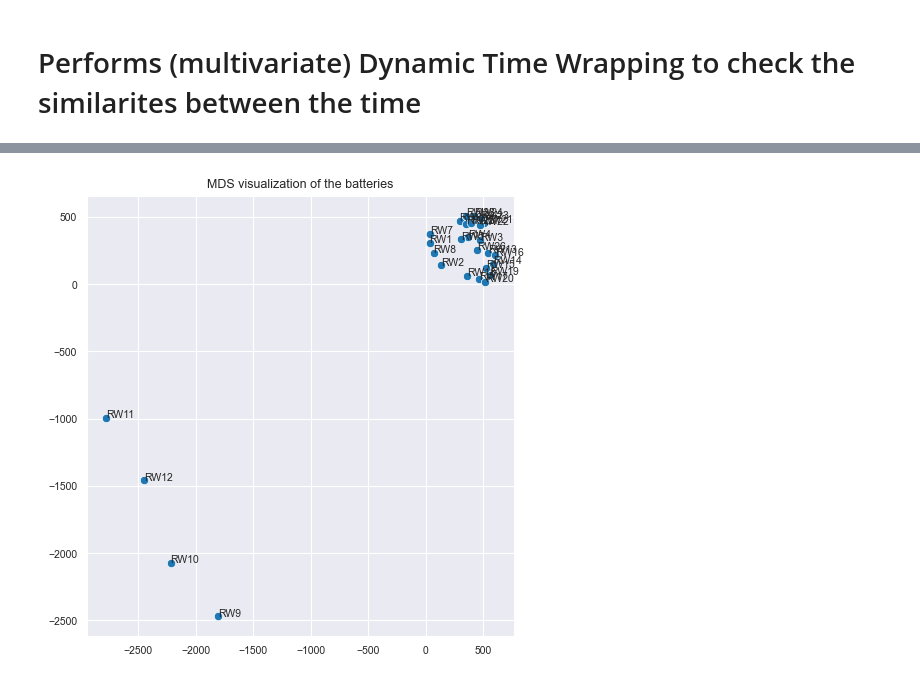
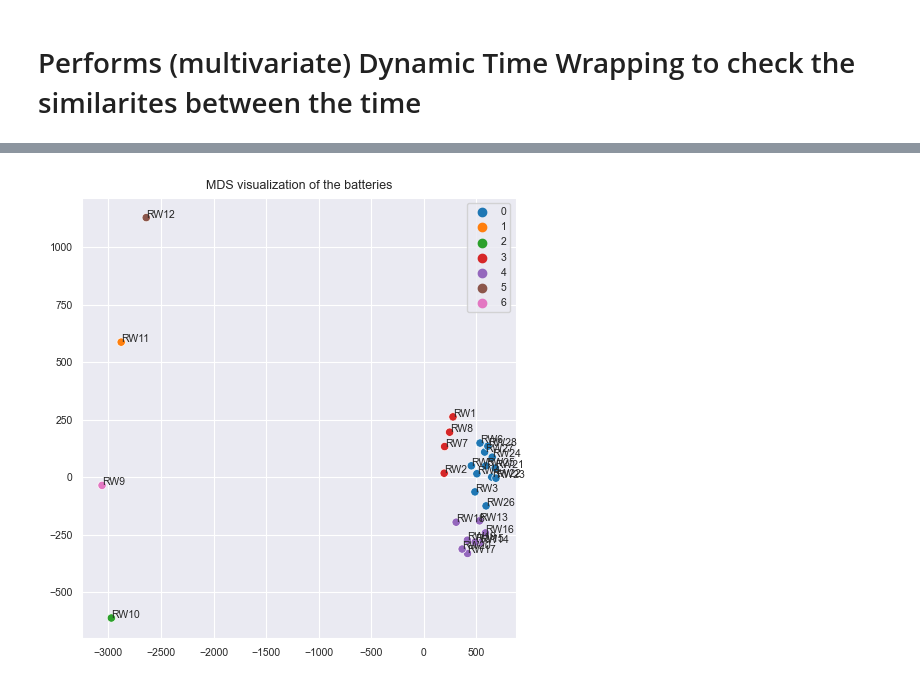
Before and after one commit to antongorillam/Lithium-Ion-Battery-Analysis, a Jupyter notebook: dynamic_time_warping.ipynb, the cells around one changed output, grey strips where cells are left out. Saved outputs shown, nothing was run; the diff lists cells and outputs as text; code cells hidden in the pictures.

```diff
--- a/dynamic_time_warping.ipynb
+++ b/dynamic_time_warping.ipynb
@@ -28,9 +27,16 @@ dfs_dict = {bat: df.drop(col_drop, axis=1) for bat, df in dfs_dict.items()}
 dfs_dict = {bat: (df - df.mean()) / df.std() for bat, df in dfs_dict.items()}
 
 # Use dtw to compute the distance between the dictorionary of batteries as a similarity matrix also use tqdm to track the time
-distances = np.zeros((len(dfs_dict), len(dfs_dict)))
-for i, (bat1, df1) in tqdm(enumerate(dfs_dict.items())):
-    for j, (bat2, df2) in enumerate(dfs_dict.items()):
-        distances[i, j] = dtw(df1.values, df2.values)
+
+# Check if distance matrix already exists
+try:
+    distances = np.load('distance_matrix.npy')
+except:
+    distances = np.zeros((len(dfs_dict), len(dfs_dict)))
+    for i, (bat1, df1) in tqdm(enumerate(dfs_dict.items())):
+        for j, (bat2, df2) in enumerate(dfs_dict.items()):
+            distances[i, j] = dtw(df1.values, df2.values)
+    # Save distance matrix to save time in the future
+    np.save('distance_matrix.npy', distances)
 # %%
 # visualize the similarity matrix
@@ -66,0 +107,24 @@ plt.show()
+# %%
+%matplotlib widget
+
+# Use t-SNE to reduce the dimensionality of the distance matrix, but to 3-dimensions
+tsne = TSNE(n_components=3, perplexity=4)
+tsne_distances = tsne.fit_transform(distances)
+
+# Visualize the t-SNE distances for a 3D plot
+fig = plt.figure(figsize=(10, 10))
+ax = fig.add_subplot(111, projection='3d')
+ax.set_title('t-SNE visualization of the batteries')
+
+# Add k-means centroids to the plot
+k_means_labels, centroids = clustering(tsne_distances, method=CLUSTERING)
+
+ax.scatter(tsne_distances[:, 0], tsne_distances[:, 1], tsne_distances[:, 2], c=k_means_labels, cmap='tab10', s=75)
+# add labels to the scatter plot
+for i, bat in enumerate(dfs_dict.keys()):
+    ax.text(tsne_distances[i, 0], tsne_distances[i, 1], tsne_distances[i, 2], bat)
+    # Make annotation a bit smaller to avoid overlap with the points
+    plt.rcParams.update({'font.size': 7.5})
+
+plt.tight_layout()
+plt.show()
@@ -67,19 +133,23 @@ plt.show()
 # %%
 # Reduce the dimensionality of the distance matrix using MDS¨
 mds = MDS(n_components=2)
 mds_distances = mds.fit_transform(distances)
 
 # Visualize the MDS distances with sns
 sns.set_style('darkgrid')
 plt.figure(figsize=(5, 5))
 plt.title('MDS visualization of the batteries')
-sns.scatterplot(x=mds_distances[:, 0], y=mds_distances[:, 1])
+
+# Add k-means centroids to the plot
+k_means_labels, centroids = clustering(mds_distances, method=CLUSTERING)
+
+sns.scatterplot(x=mds_distances[:, 0], y=mds_distances[:, 1], hue=k_means_labels, palette=sns.color_palette())
 # add labels to the scatter plot
 for i, bat in enumerate(dfs_dict.keys()):
     plt.annotate(bat, (mds_distances[i, 0], mds_distances[i, 1]))
     plt.rcParams.update({'font.size': 7.5})
 
 plt.tight_layout()
 plt.show()
 # %% [output]
-[figure, old version]
+[figure, new version]
```
Also changed, not shown: parts of 8 cells of this notebook, 7 other files.
